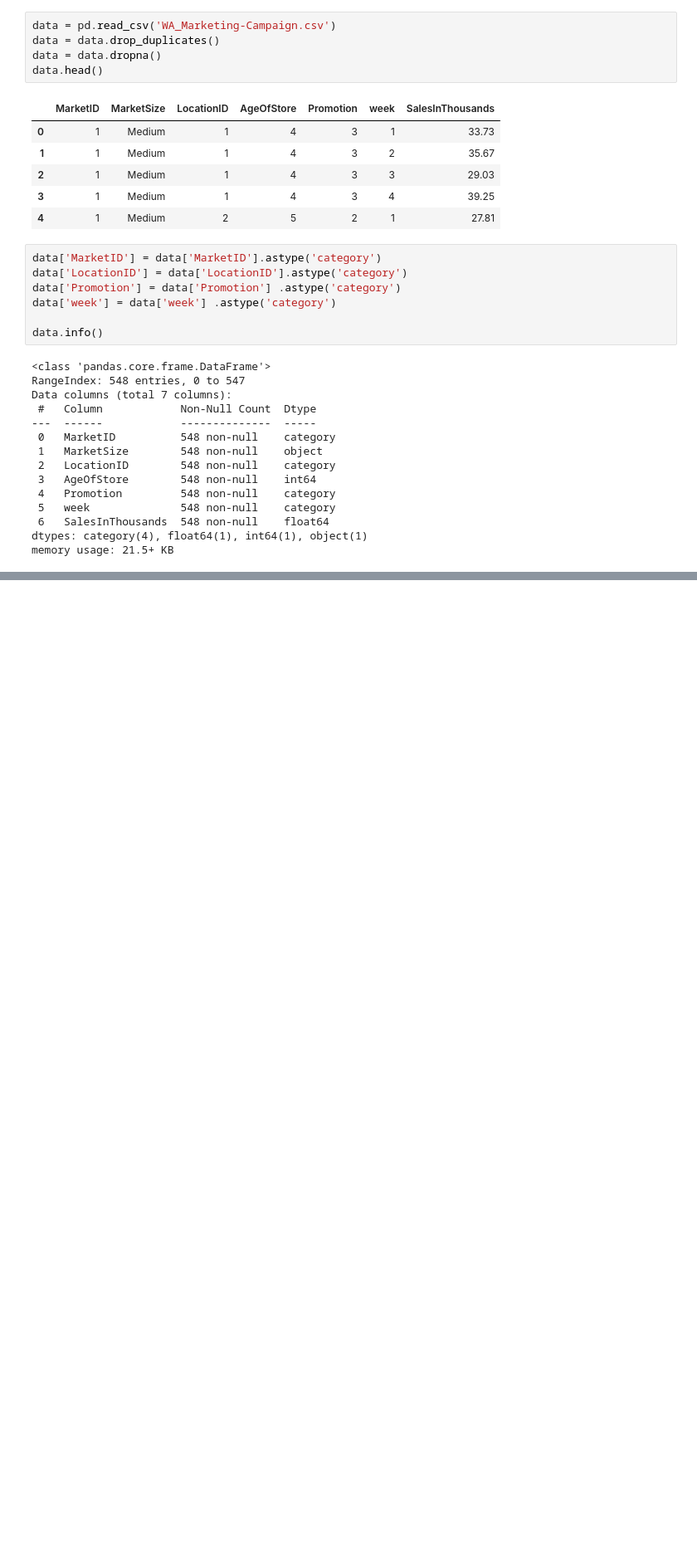
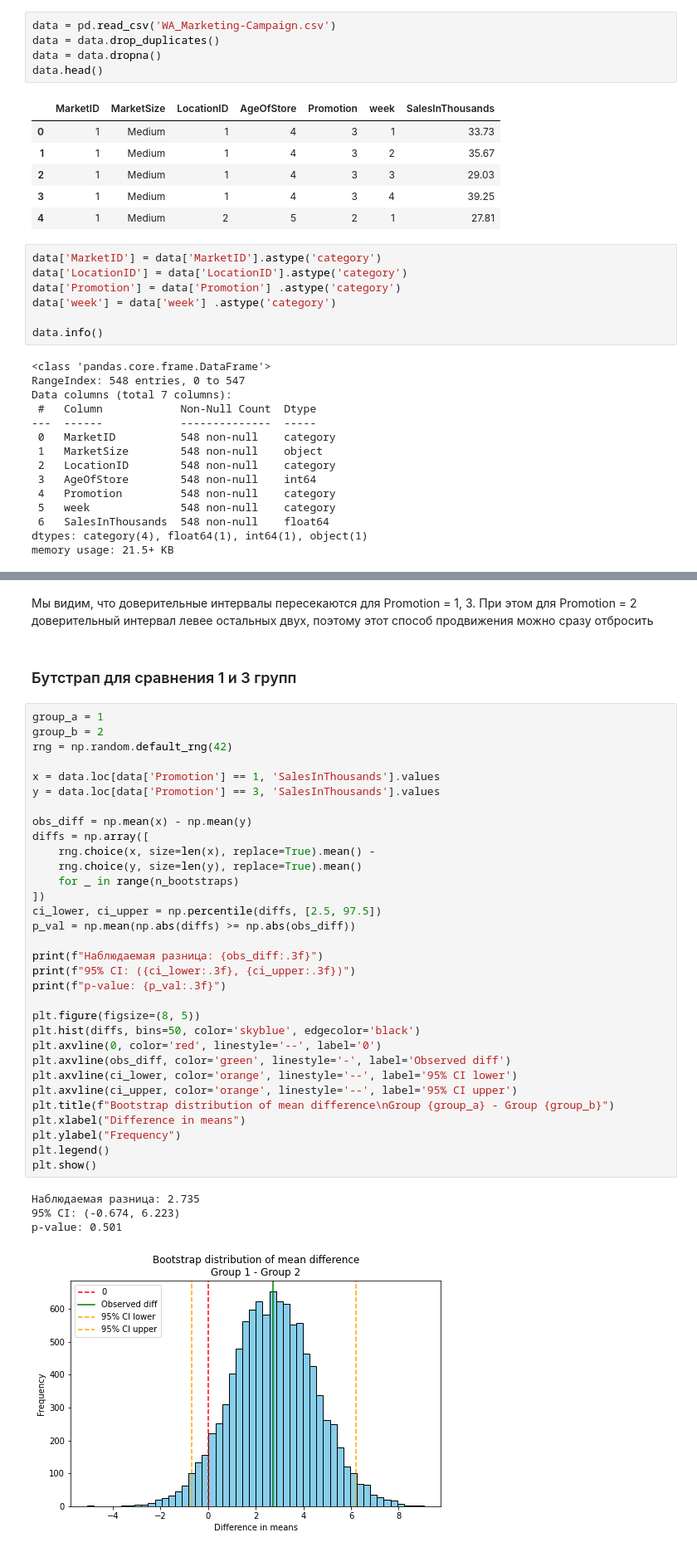
Before and after one commit to Ltaudato1/pet_analytic_ml, a Jupyter notebook: research.ipynb, the cells around one changed output, grey strips where cells are left out. Shown: that part at 83% size. Cells and saved outputs as stored; diff of their text form; blank space fills up the shorter version.

```diff
--- a/research.ipynb
+++ b/research.ipynb
@@ -50,0 +185,41 @@ memory usage: 21.5+ KB
+# %% [markdown]
+Мы видим, что доверительные интервалы пересекаются для Promotion = 1, 3. При этом для Promotion = 2 доверительный интервал левее остальных двух, поэтому этот способ продвижения можно сразу отбросить
+# %% [markdown]
+### Бутстрап для сравнения 1 и 3 групп
+# %%
+group_a = 1
+group_b = 2
+rng = np.random.default_rng(42)
+
+x = data.loc[data['Promotion'] == 1, 'SalesInThousands'].values
+y = data.loc[data['Promotion'] == 3, 'SalesInThousands'].values
+
+obs_diff = np.mean(x) - np.mean(y)
+diffs = np.array([
+    rng.choice(x, size=len(x), replace=True).mean() -
+    rng.choice(y, size=len(y), replace=True).mean()
+    for _ in range(n_bootstraps)
+])
+ci_lower, ci_upper = np.percentile(diffs, [2.5, 97.5])
+p_val = np.mean(np.abs(diffs) >= np.abs(obs_diff))
+
+print(f"Наблюдаемая разница: {obs_diff:.3f}")
+print(f"95% CI: ({ci_lower:.3f}, {ci_upper:.3f})")
+print(f"p-value: {p_val:.3f}")
+
+plt.figure(figsize=(8, 5))
+plt.hist(diffs, bins=50, color='skyblue', edgecolor='black')
+plt.axvline(0, color='red', linestyle='--', label='0')
+plt.axvline(obs_diff, color='green', linestyle='-', label='Observed diff')
+plt.axvline(ci_lower, color='orange', linestyle='--', label='95% CI lower')
+plt.axvline(ci_upper, color='orange', linestyle='--', label='95% CI upper')
+plt.title(f"Bootstrap distribution of mean difference\nGroup {group_a} - Group {group_b}")
+plt.xlabel("Difference in means")
+plt.ylabel("Frequency")
+plt.legend()
+plt.show()
+# %% [output]
+Наблюдаемая разница: 2.735
+95% CI: (-0.674, 6.223)
+p-value: 0.501
+[figure, added]
```
Also changed, not shown: parts of 28 cells of this notebook.
